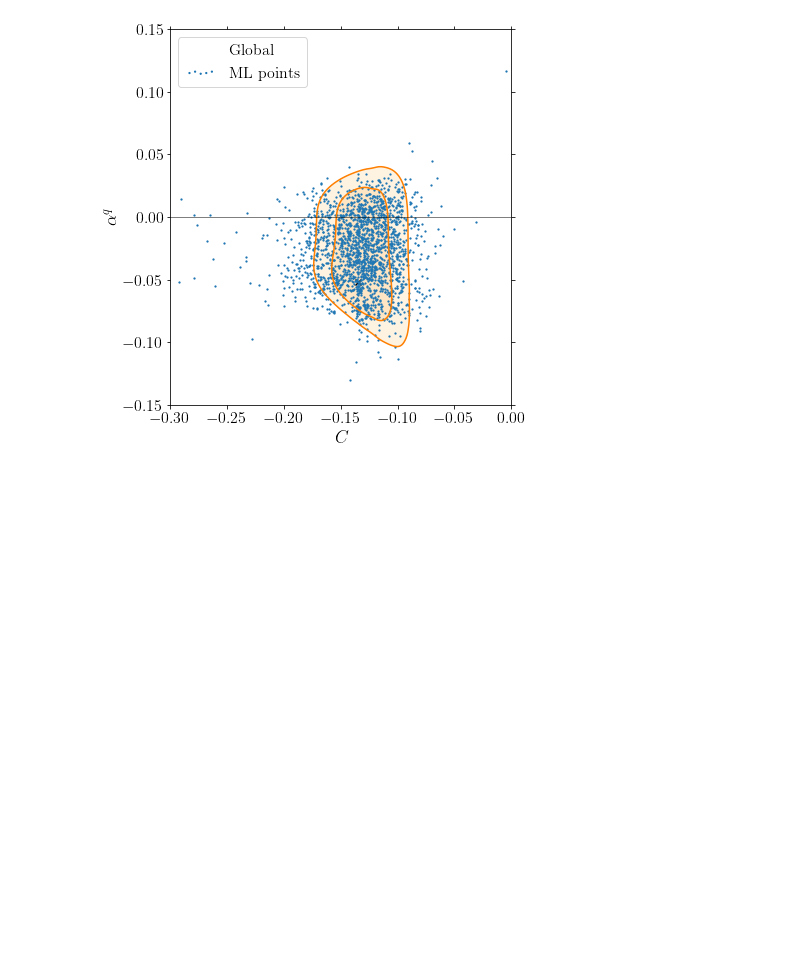
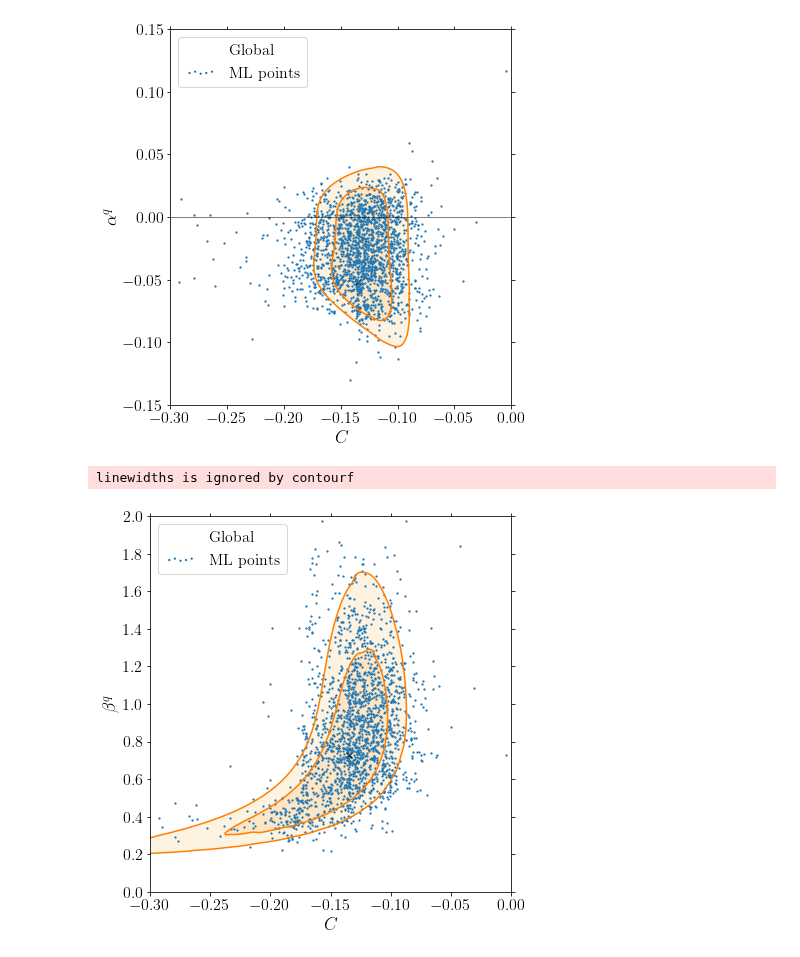
Before and after one commit to Jorge-Alda/SMEFT19-notebooks, a Jupyter notebook: PaperML/07_newplots.ipynb, the cells around one changed output. Drawn from its saved outputs; the diff is of its cells as text; code cells hidden in the pictures; blank space fills up the shorter version.

```diff
--- a/PaperML/07_newplots.ipynb
+++ b/PaperML/07_newplots.ipynb
@@ -316,3 +334,16 @@ likelihood_plot2(read_mesh('../data/likelihood/likelihood_rotBII_Caq.dat'), mlpo
 # %% [output]
 linewidths is ignored by contourf
 [figure]
+# %%
+def read_mesh(fname, stepx=50, stepy=50):
+    zdata = pd.read_csv(fname, sep='\t', header=None).to_numpy(dtype=float)
+    xcoords = np.linspace(-0.3, 0.0, stepx)
+    ycoords = np.linspace(0.0, 2.0, stepy)
+    return (xcoords, ycoords, {'Global':np.array(zdata.T)})
+
+likelihood_plot2(read_mesh('../data/likelihood/likelihood_rotBII_Cbq.dat'), mlpoints['C'], mlpoints['bq'],
+                -0.3, 0.0, 0.0, 2.0, ['$C$', r'$\beta^q$'], locleg='upper left', ticks=(0.05, 0.2),
+                colors=[4], bf=[bf1[0], bf1[4]], widths=[1.5,], fout='../data/plots/ml_Caq_global')
+# %% [output]
+linewidths is ignored by contourf
+[figure, added]
```
Also changed, not shown: parts of 1 cell of this notebook, 3 other files.
